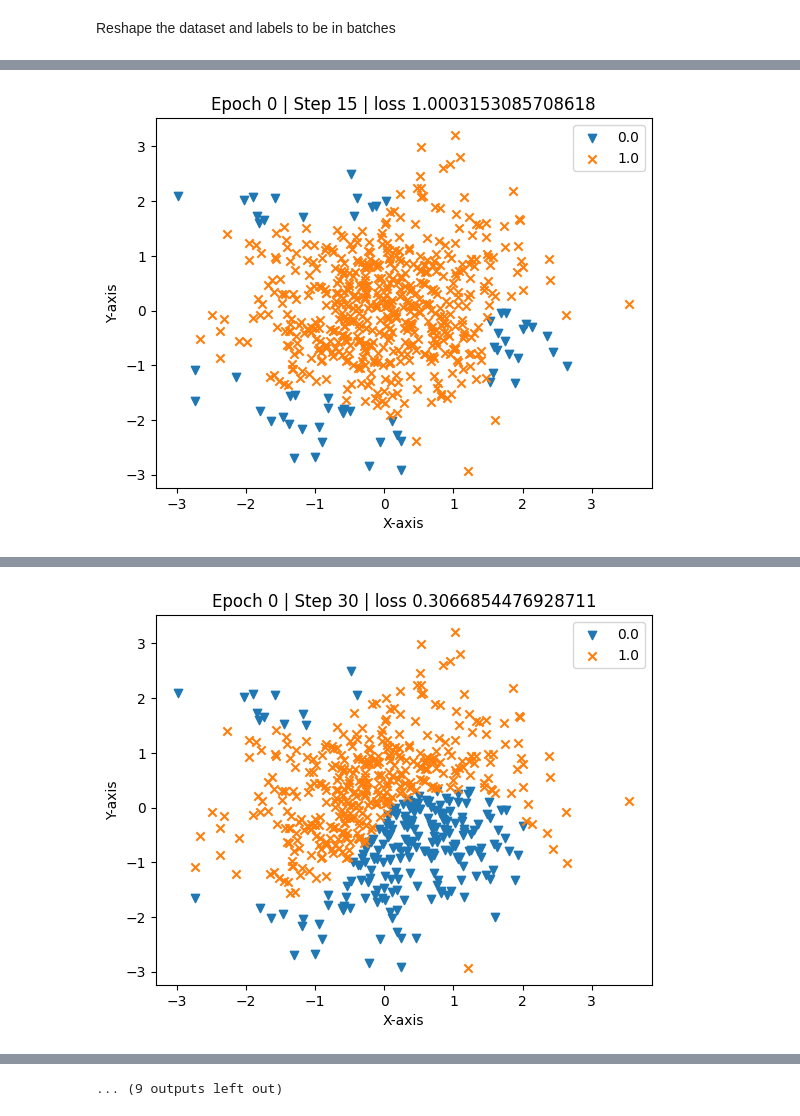
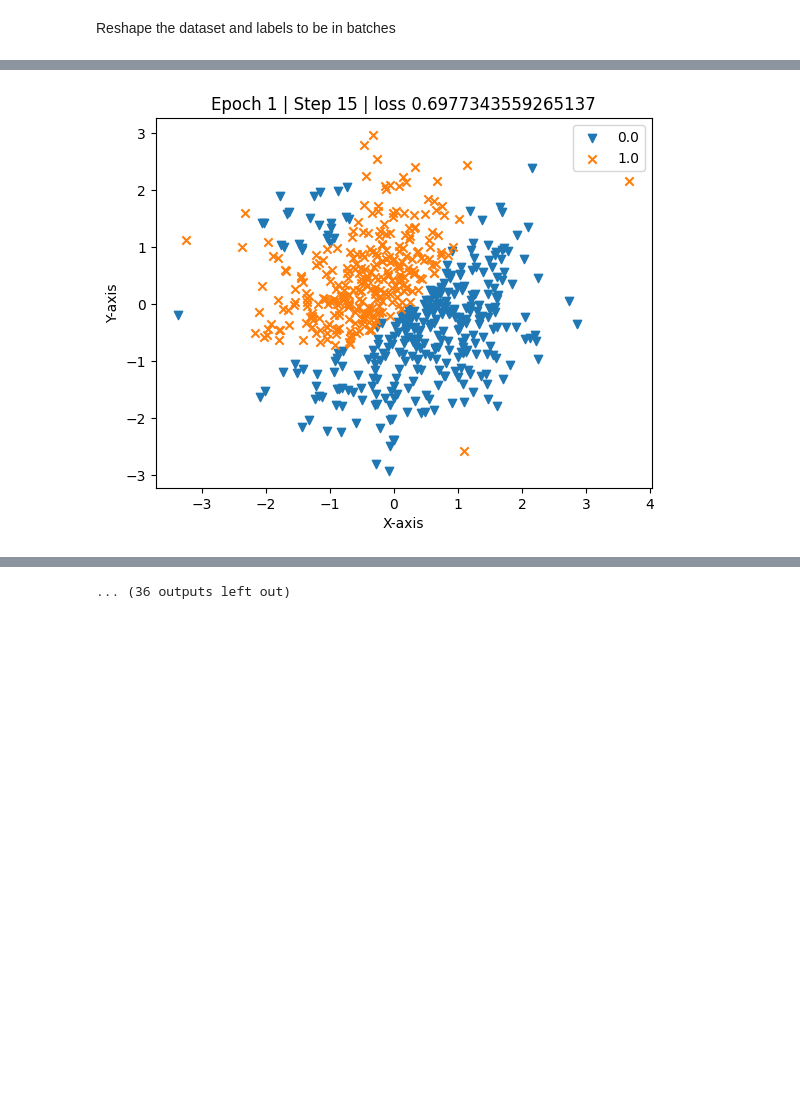
Before and after one commit to MPSLab-ASU/QML-Tutorials, a Jupyter notebook: Data_Reuploading.ipynb, the cells around one changed output, grey strips where cells are left out. Drawn from its saved outputs; the diff is of its cells as text; code cells hidden in the pictures; blank space fills up the shorter version.

```diff
--- a/Data_Reuploading.ipynb
+++ b/Data_Reuploading.ipynb
@@ -102,7 +100,7 @@ Training will require multiple components to be step up - (1). The Forward & Bac
 Our forward pass will run our model and apply the expectation_range_transform function from equation (1).
 # %%
 def forward_pass(data,weights):
-    result = explicit_model(data, weights)
+    result = DR_model(data, weights)
     result = expectation_range_transform(result)
     return tf.expand_dims(tf.expand_dims(result,0),0)
 # %% [markdown]
@@ -182,7 +168,7 @@ array([[[-1.14822548,  0.97095423, -0.02972133],
 def get_model_preds(data,weights):
     labels = []
     for datapoint in data:
-        labels.append(np.sign(explicit_model(datapoint,weights)))
+        labels.append(np.sign(DR_model(datapoint,weights)))
     return expectation_range_transform(labels)
 # %% [markdown]
 ### Training loop over data
@@ -192,10 +178,11 @@ We set up the training parameters such as number of epochs, etc
 1. We will not be training in batches directly due to limitations in Pennylanes ability to execute batches of data on circuits and the small size of the dataset
 2. We are reintiating the optimizer again due to needing to resetting the weights
 # %%
-epochs = 3
+epochs = 6
 batch_size = 32
 step_size = data.shape[0]//batch_size
-opt = tf.keras.optimizers.Adam(learning_rate=0.03)
+# opt = tf.keras.optimizers.Adam(learning_rate=0.03)
+opt = tf.keras.optimizers.SGD(learning_rate=0.03)
 print("step_size:",step_size)
 # %% [output]
 step_size: 32
@@ -207,3 +198,6 @@ y_true = tf.reshape(labels,(step_size,batch_size,1),name="BatchedData")
 # %%
-logdir = "logs/train_data/ExplicitModel/run_1"
+run = 5
+logdir = f"logs/train_data/DataReuploading/run_{run}"
 file_writer = tf.summary.create_file_writer(logdir)
+description = f"Data Reuploader run {run} -> layers {weights.shape[0]} | {weights.shape[0] *3}  Trainable Parameters | {epochs} Epochs"
+print(description)
@@ -236,7 +233,7 @@ for epoch in range(epochs):
             losses.append(loss)
         grads = tf.reduce_sum(grads,axis=0)
         losses = tf.reduce_sum(losses,axis=0)
-        opt.apply_gradients(zip(grads,[weights]))
+        opt.apply_gradients(zip([grads],[weights]))
         print(f"Finshed Step {step+1} of epoch {epoch+1} ---- loss : {loss}",end="\r")
         with file_writer.as_default():
             tf.summary.scalar("Loss",loss,step=step_size*epoch+step)
@@ -253 +262 @@ Finshed Step 16 of epoch 1 ---- loss : 1.0003153085708618
-[figure, old version]
+[figure, new version]
@@ -255 +262,0 @@ Finshed Step 31 of epoch 1 ---- loss : 0.30668544769287114
-[figure, removed]
@@ -262,4 +263,4 @@ Finshed Step 31 of epoch 2 ---- loss : 0.33081373572349556
-... (9 outputs left out)
+... (36 outputs left out)
 # %%
 y_preds = get_model_preds(data,weights)
 plots = plot_preds(y_preds.numpy(),data[:,0],data[:,1],title=f"Model After training",get_img=True)
```
Also changed, not shown: parts of 22 cells of this notebook, 18 other files.
